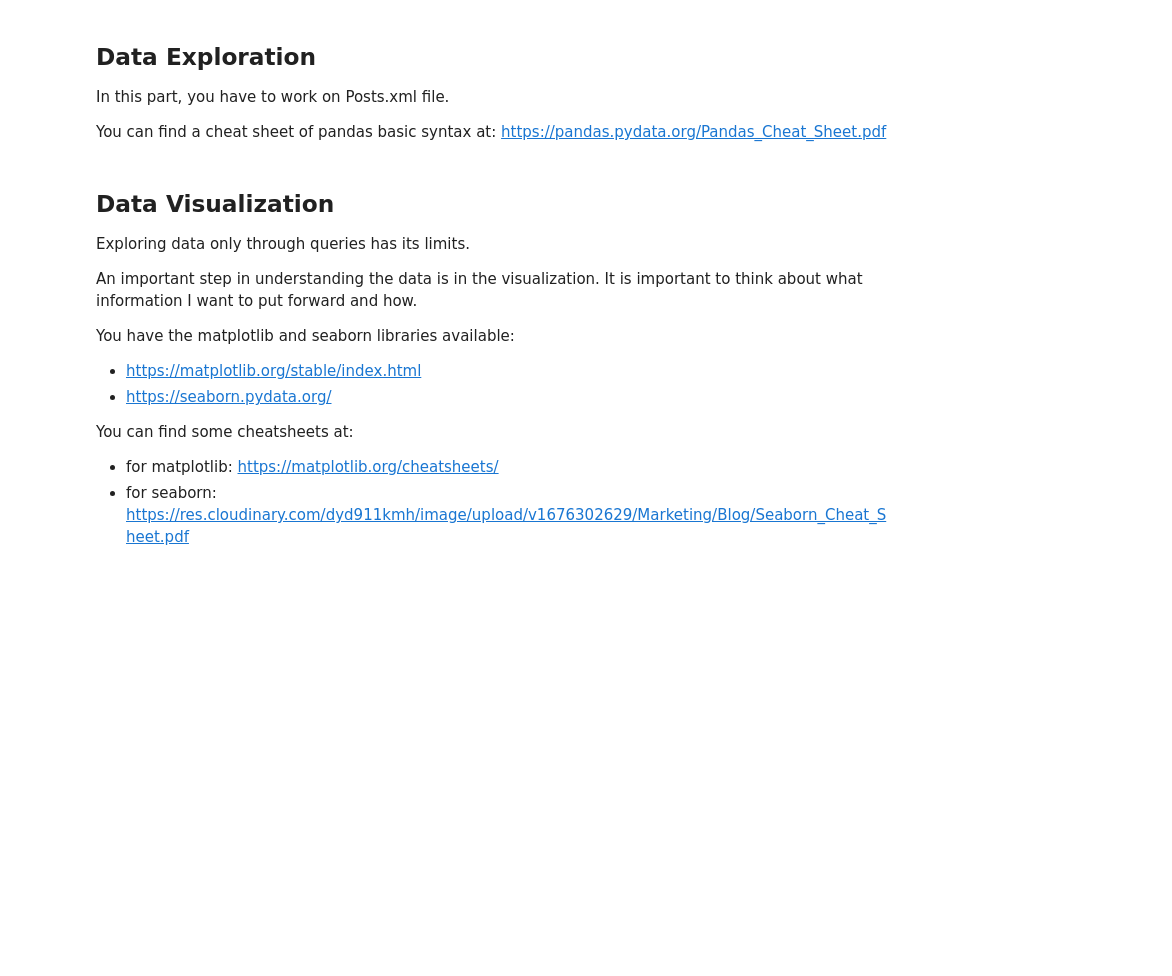
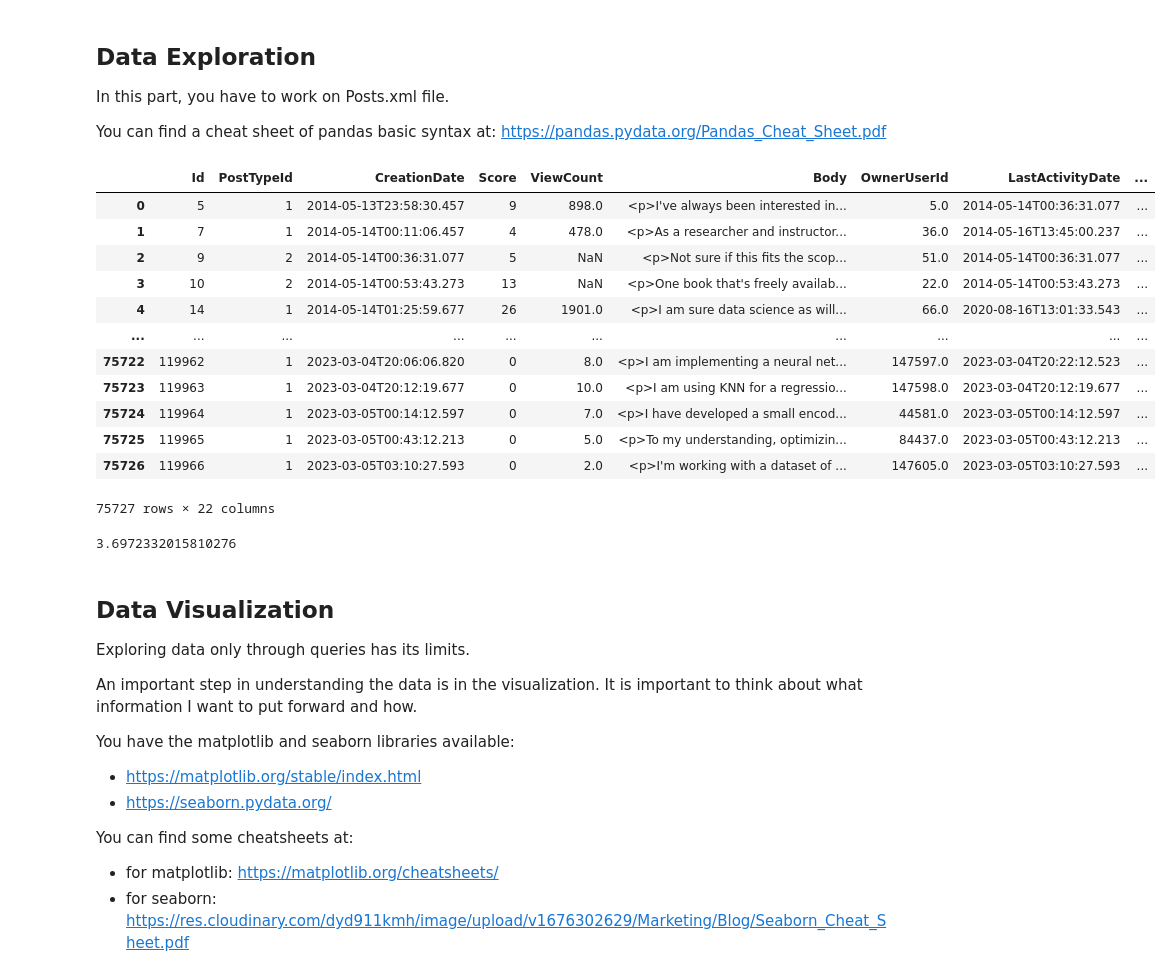
Before and after one commit to lucien92/EI-Centrale, a Jupyter notebook: Day1.ipynb, the cells around one changed output. Drawn from its saved outputs; the diff is of its cells as text; code cells hidden in the pictures; blank space fills up the shorter version.

```diff
--- a/Day1.ipynb
+++ b/Day1.ipynb
@@ -178,8 +226,22 @@ In this part, you have to work on Posts.xml file.
 You can find a cheat sheet of pandas basic syntax at: https://pandas.pydata.org/Pandas_Cheat_Sheet.pdf
 # %%
 # Open the Posts.xml file
-
-posts = pd.read_xml(os.path.join(DATA_PATH, 'Posts.xml'), parser="etree", encoding="utf8")
+import pandas as pd
+posts = pd.read_xml(os.path.join('/home/lucien/datascience.stackexchange.com/Posts.xml'), parser="etree", encoding="utf8")
 posts
+# %% [output]
+|  | Id | PostTypeId | CreationDate | Score | ViewCount | Body | OwnerUserId | LastActivityDate | ... |
+| 0 | 5 | 1 | 2014-05-13T23:58:30.457 | 9 | 898.0 | <p>I've always been interested in... | 5.0 | 2014-05-14T00:36:31.077 | ... |
+| 1 | 7 | 1 | 2014-05-14T00:11:06.457 | 4 | 478.0 | <p>As a researcher and instructor... | 36.0 | 2014-05-16T13:45:00.237 | ... |
+| 2 | 9 | 2 | 2014-05-14T00:36:31.077 | 5 | NaN | <p>Not sure if this fits the scop... | 51.0 | 2014-05-14T00:36:31.077 | ... |
+| 3 | 10 | 2 | 2014-05-14T00:53:43.273 | 13 | NaN | <p>One book that's freely availab... | 22.0 | 2014-05-14T00:53:43.273 | ... |
+| 4 | 14 | 1 | 2014-05-14T01:25:59.677 | 26 | 1901.0 | <p>I am sure data science as will... | 66.0 | 2020-08-16T13:01:33.543 | ... |
+| ... | ... | ... | ... | ... | ... | ... | ... | ... | ... |
+| 75722 | 119962 | 1 | 2023-03-04T20:06:06.820 | 0 | 8.0 | <p>I am implementing a neural net... | 147597.0 | 2023-03-04T20:22:12.523 | ... |
+| 75723 | 119963 | 1 | 2023-03-04T20:12:19.677 | 0 | 10.0 | <p>I am using KNN for a regressio... | 147598.0 | 2023-03-04T20:12:19.677 | ... |
+| 75724 | 119964 | 1 | 2023-03-05T00:14:12.597 | 0 | 7.0 | <p>I have developed a small encod... | 44581.0 | 2023-03-05T00:14:12.597 | ... |
+| 75725 | 119965 | 1 | 2023-03-05T00:43:12.213 | 0 | 5.0 | <p>To my understanding, optimizin... | 84437.0 | 2023-03-05T00:43:12.213 | ... |
+| 75726 | 119966 | 1 | 2023-03-05T03:10:27.593 | 0 | 2.0 | <p>I'm working with a dataset of ... | 147605.0 | 2023-03-05T03:10:27.593 | ... |
+75727 rows × 22 columns
 # %%
 # What is the size of this file ?
@@ -190,3 +255,33 @@ posts
+# %%
+# Give the mean number of new posts by user
+
+#calculons le nombre de posts par utilisateur, repérés par OwnerUserId avec newpost signifie PostTypeId=1
+
+#comptons le nombre de posts par utilisateur qui ont PostTypeId=1
+
+users = {}
+for user in posts['OwnerUserId']:
+  #on regarde la colonne PostTypeId sur la même ligne que OwnerUserId
+  try:
+    if posts['PostTypeId'][user] == 1:
+        if user in users:
+            users[user] += 1
+        else:
+            users[user] = 1
+  except:
+     pass
+
+
+#calculons la moyenne
+
+sum = 0
+
+for user in users:
+  sum += users[user]
+
+print(sum/len(users))
+# %% [output]
+3.6972332015810276
 # %%
 # Run some other queries to get a better understanding of the "Posts" table
 # %% [markdown]
```
Also changed, not shown: parts of 17 cells of this notebook, 2 other files.
